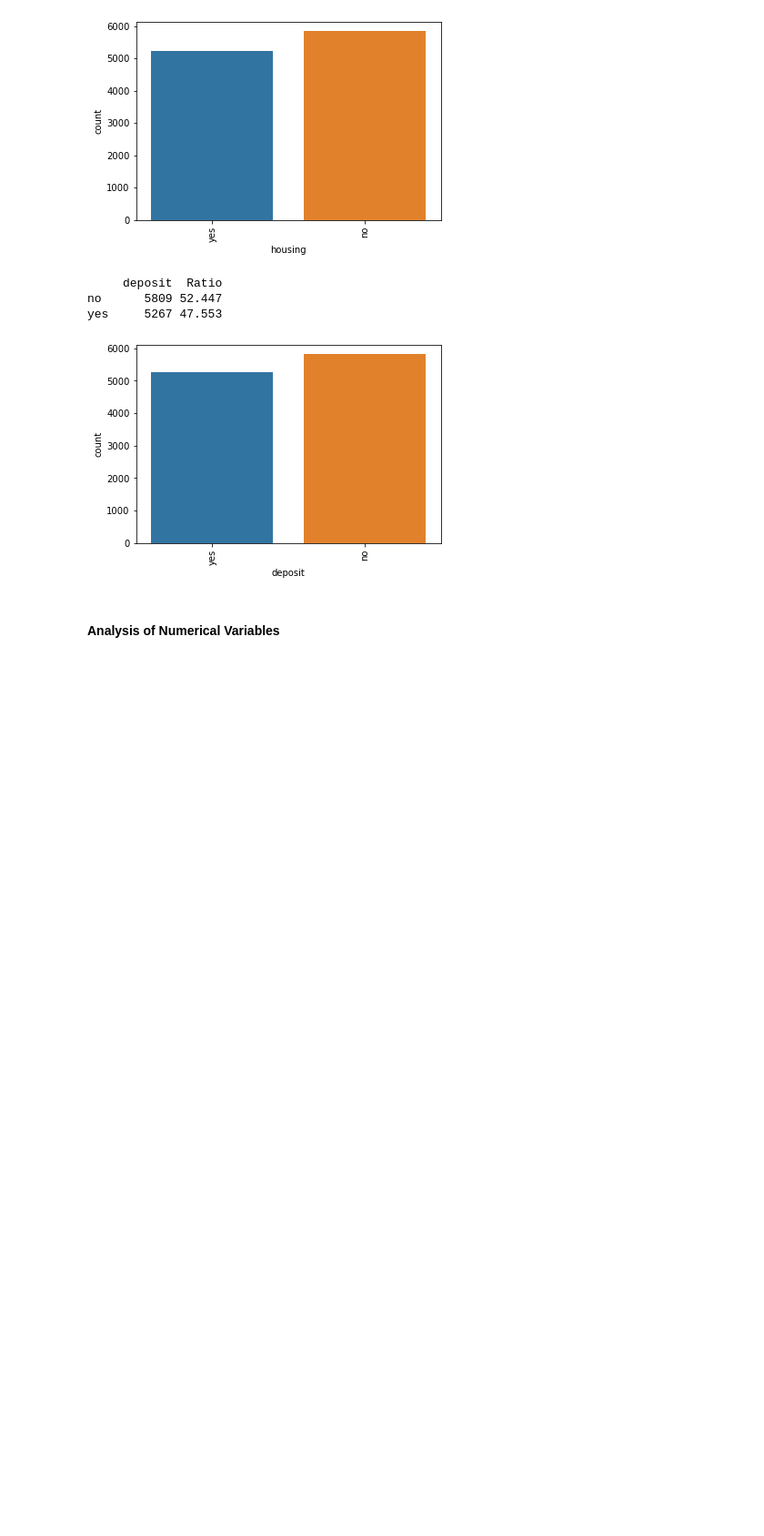
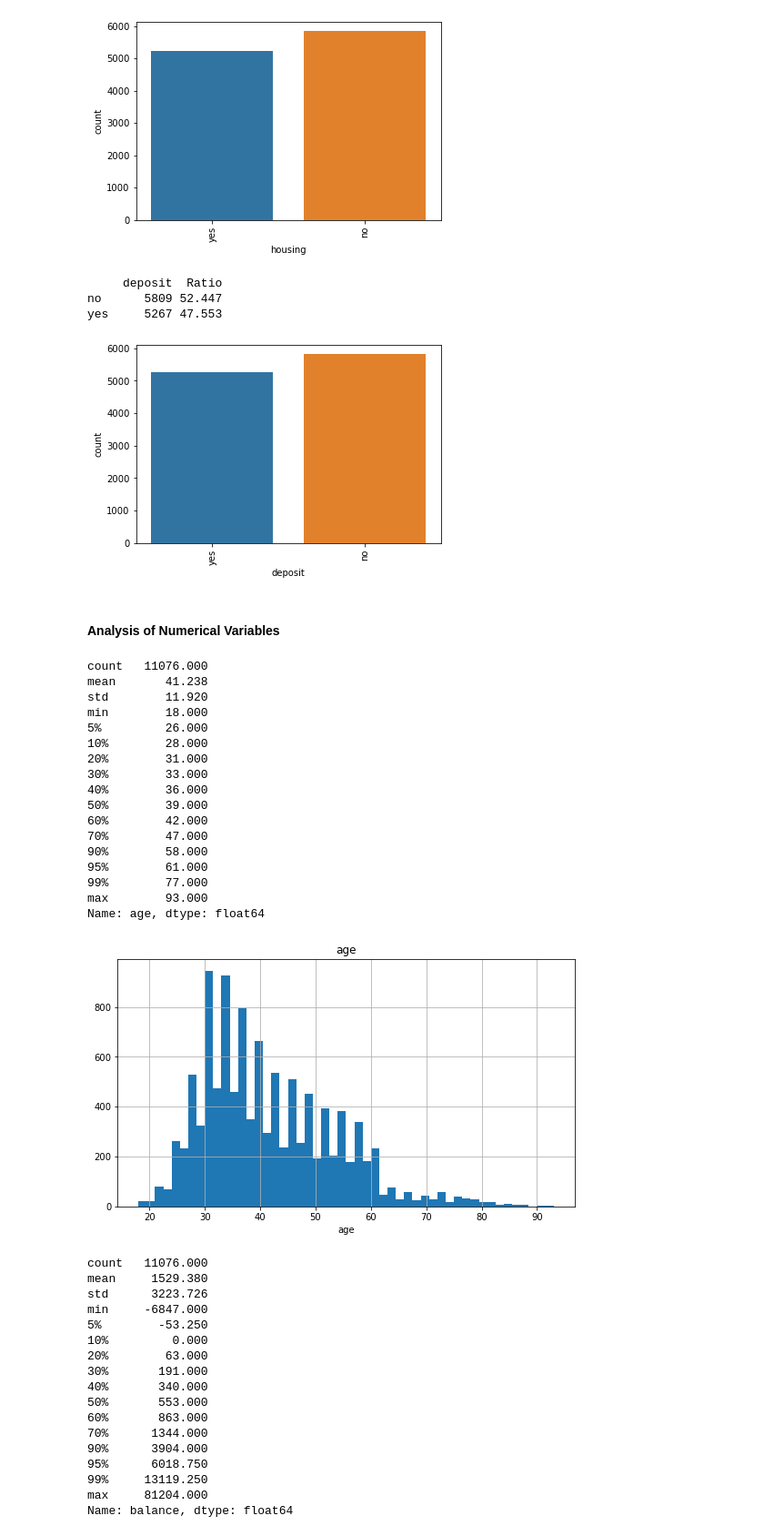
Before and after one commit to masete/Bank-Credit-Analysis, a Jupyter notebook: eda.ipynb, the cells around one changed output. Shown at 91% size. Cells and saved outputs as stored; diff of their text form; code cells hidden in the pictures; blank space fills up the shorter version.

```diff
--- a/eda.ipynb
+++ b/eda.ipynb
@@ -381,3 +381,52 @@ yes     5267 47.553
 [figure]
 # %% [markdown]
 #### Analysis of Numerical Variables
+# %%
+def num_summary(dataframe, numerical_col, plot=False):
+    quantiles = [0.05, 0.10, 0.20, 0.30, 0.40, 0.50, 0.60, 0.70, 0.90, 0.95, 0.99]
+    print(dataframe[numerical_col].describe(quantiles).T)
+
+    if plot:
+        dataframe[numerical_col].hist(bins=50, figsize=(9,5))
+        plt.xlabel(numerical_col)
+        plt.title(numerical_col)
+        plt.show()
+
+for col in num_cols:
+    num_summary(df, col, True)
+# %% [output]
+count   11076.000
+mean       41.238
+std        11.920
+min        18.000
+5%         26.000
+10%        28.000
+20%        31.000
+30%        33.000
+40%        36.000
+50%        39.000
+60%        42.000
+70%        47.000
+90%        58.000
+95%        61.000
+99%        77.000
+max        93.000
+Name: age, dtype: float64
+[figure, added]
+count   11076.000
+mean     1529.380
+std      3223.726
+min     -6847.000
+5%        -53.250
+10%         0.000
+20%        63.000
+30%       191.000
+40%       340.000
+50%       553.000
+60%       863.000
+70%      1344.000
+90%      3904.000
+95%      6018.750
+99%     13119.250
+max     81204.000
+Name: balance, dtype: float64
```
Also changed, not shown: parts of 2 cells of this notebook.
